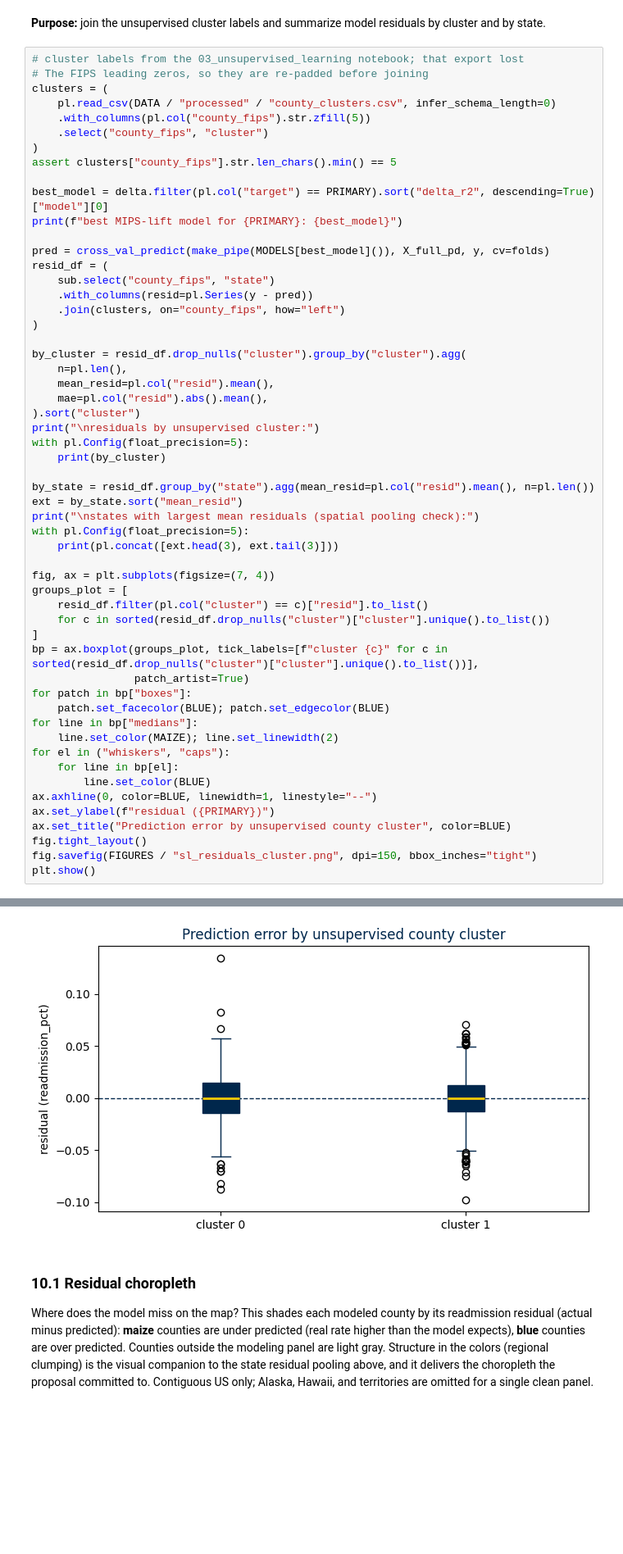
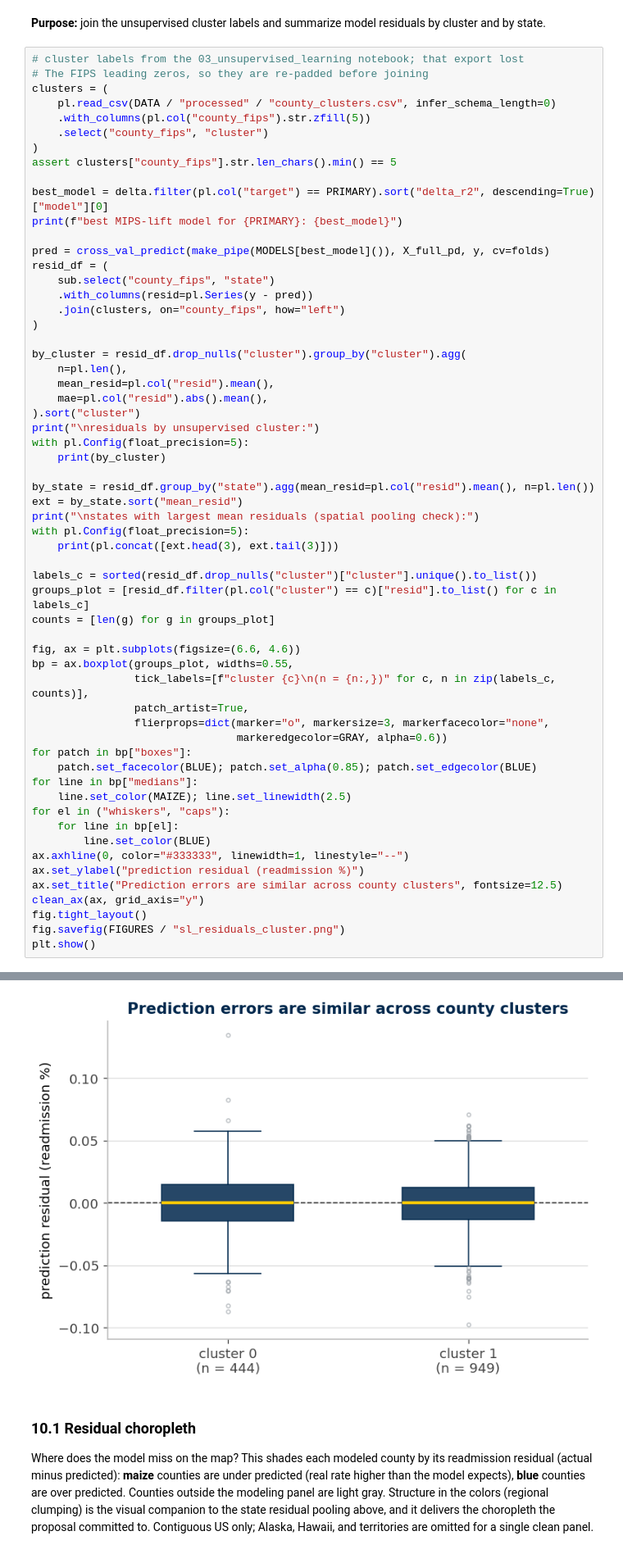
Before and after one commit to memckay/mads-capstone, a Jupyter notebook: notebooks/04_supervised_learning.ipynb, the cells around one changed output, grey strips where cells are left out. Shown at 82% size. Drawn from its saved outputs; the diff is of its cells as text; blank space fills up the shorter version.

```diff
--- a/notebooks/04_supervised_learning.ipynb
+++ b/notebooks/04_supervised_learning.ipynb
@@ -1082,47 +1167,51 @@ by_state = resid_df.group_by("state").agg(mean_resid=pl.col("resid").mean(), n=p
 ext = by_state.sort("mean_resid")
 print("\nstates with largest mean residuals (spatial pooling check):")
 with pl.Config(float_precision=5):
     print(pl.concat([ext.head(3), ext.tail(3)]))
 
-fig, ax = plt.subplots(figsize=(7, 4))
-groups_plot = [
-    resid_df.filter(pl.col("cluster") == c)["resid"].to_list()
-    for c in sorted(resid_df.drop_nulls("cluster")["cluster"].unique().to_list())
-]
-bp = ax.boxplot(groups_plot, tick_labels=[f"cluster {c}" for c in sorted(resid_df.drop_nulls("cluster")["cluster"].unique().to_list())],
-                patch_artist=True)
+labels_c = sorted(resid_df.drop_nulls("cluster")["cluster"].unique().to_list())
+groups_plot = [resid_df.filter(pl.col("cluster") == c)["resid"].to_list() for c in labels_c]
+counts = [len(g) for g in groups_plot]
+
+fig, ax = plt.subplots(figsize=(6.6, 4.6))
+bp = ax.boxplot(groups_plot, widths=0.55,
+                tick_labels=[f"cluster {c}\n(n = {n:,})" for c, n in zip(labels_c, counts)],
+                patch_artist=True,
+                flierprops=dict(marker="o", markersize=3, markerfacecolor="none",
+                                markeredgecolor=GRAY, alpha=0.6))
 for patch in bp["boxes"]:
-    patch.set_facecolor(BLUE); patch.set_edgecolor(BLUE)
+    patch.set_facecolor(BLUE); patch.set_alpha(0.85); patch.set_edgecolor(BLUE)
 for line in bp["medians"]:
-    line.set_color(MAIZE); line.set_linewidth(2)
+    line.set_color(MAIZE); line.set_linewidth(2.5)
 for el in ("whiskers", "caps"):
     for line in bp[el]:
         line.set_color(BLUE)
-ax.axhline(0, color=BLUE, linewidth=1, linestyle="--")
-ax.set_ylabel(f"residual ({PRIMARY})")
-ax.set_title("Prediction error by unsupervised county cluster", color=BLUE)
+ax.axhline(0, color="#333333", linewidth=1, linestyle="--")
+ax.set_ylabel("prediction residual (readmission %)")
+ax.set_title("Prediction errors are similar across county clusters", fontsize=12.5)
+clean_ax(ax, grid_axis="y")
 fig.tight_layout()
-fig.savefig(FIGURES / "sl_residuals_cluster.png", dpi=150, bbox_inches="tight")
+fig.savefig(FIGURES / "sl_residuals_cluster.png")
 plt.show()
 # %% [output]
 best MIPS-lift model for readmission_pct: grad_boost
 
 residuals by unsupervised cluster:
 shape: (2, 4)
 ┌─────────┬─────┬────────────┬─────────┐
 │ cluster ┆ n   ┆ mean_resid ┆ mae     │
 │ ---     ┆ --- ┆ ---        ┆ ---     │
 │ str     ┆ u32 ┆ f64        ┆ f64     │
 ╞═════════╪═════╪════════════╪═════════╡
 │ 0       ┆ 444 ┆ -0.00039   ┆ 0.01806 │
 │ 1       ┆ 949 ┆ -0.00055   ┆ 0.01628 │
 └─────────┴─────┴────────────┴─────────┘
 ... (11 lines left out)
 │ 17    ┆ 0.01590    ┆ 84  │
 │ 24    ┆ 0.01711    ┆ 24  │
 │ 54    ┆ 0.01840    ┆ 36  │
 └───────┴────────────┴─────┘
-[figure, old version]
+[figure, new version]
 # %% [markdown]
 ### **10.1 Residual choropleth**
 
```
Also changed, not shown: parts of 4 cells of this notebook, 4 other files.
